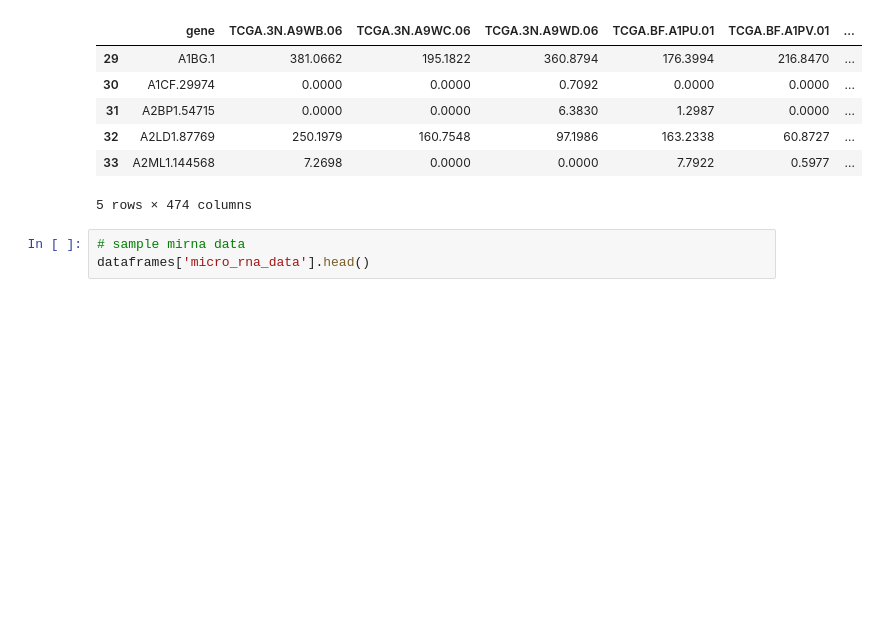
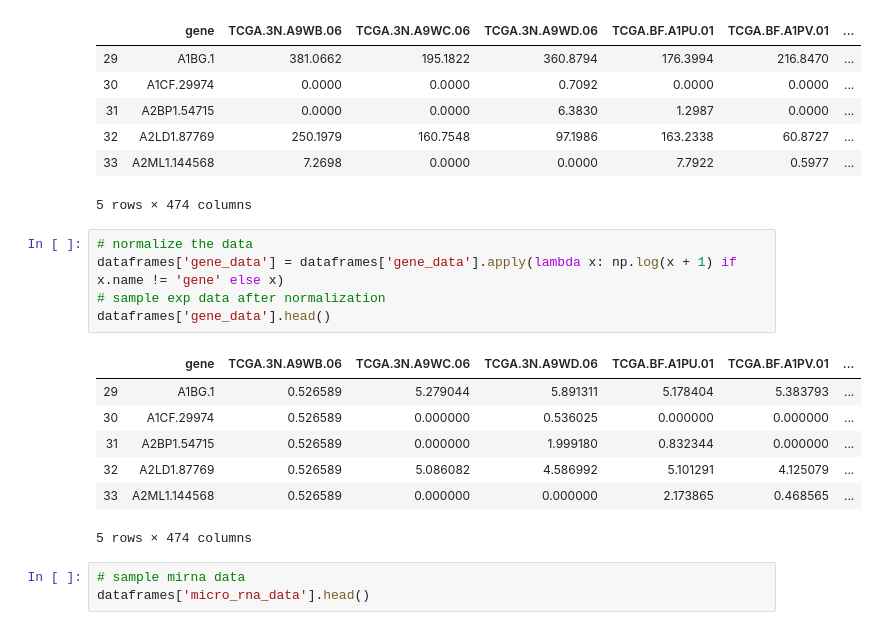
Before and after one commit to OfirKatz1/acgt_melanoma, a Jupyter notebook: DataExplorationSadna.ipynb, the cells around one changed output. Saved outputs shown, nothing was run; the diff lists cells and outputs as text; blank space fills up the shorter version.

```diff
--- a/DataExplorationSadna.ipynb
+++ b/DataExplorationSadna.ipynb
@@ -110,6 +110,19 @@ dataframes['gene_data'].head()
 | 32 | A2LD1.87769 | 250.1979 | 160.7548 | 97.1986 | 163.2338 | 60.8727 | ... |
 | 33 | A2ML1.144568 | 7.2698 | 0.0000 | 0.0000 | 7.7922 | 0.5977 | ... |
 5 rows × 474 columns
+# %%
+# normalize the data
+dataframes['gene_data'] = dataframes['gene_data'].apply(lambda x: np.log(x + 1) if x.name != 'gene' else x)
+# sample exp data after normalization
+dataframes['gene_data'].head()
+# %% [output]
+|  | gene | TCGA.3N.A9WB.06 | TCGA.3N.A9WC.06 | TCGA.3N.A9WD.06 | TCGA.BF.A1PU.01 | TCGA.BF.A1PV.01 | ... |
+| 29 | A1BG.1 | 0.526589 | 5.279044 | 5.891311 | 5.178404 | 5.383793 | ... |
+| 30 | A1CF.29974 | 0.526589 | 0.000000 | 0.536025 | 0.000000 | 0.000000 | ... |
+| 31 | A2BP1.54715 | 0.526589 | 0.000000 | 1.999180 | 0.832344 | 0.000000 | ... |
+| 32 | A2LD1.87769 | 0.526589 | 5.086082 | 4.586992 | 5.101291 | 4.125079 | ... |
+| 33 | A2ML1.144568 | 0.526589 | 0.000000 | 0.000000 | 2.173865 | 0.468565 | ... |
+5 rows × 474 columns
 # %%
 # sample mirna data
 dataframes['micro_rna_data'].head()
```
Also changed, not shown: parts of 2 cells of this notebook.
